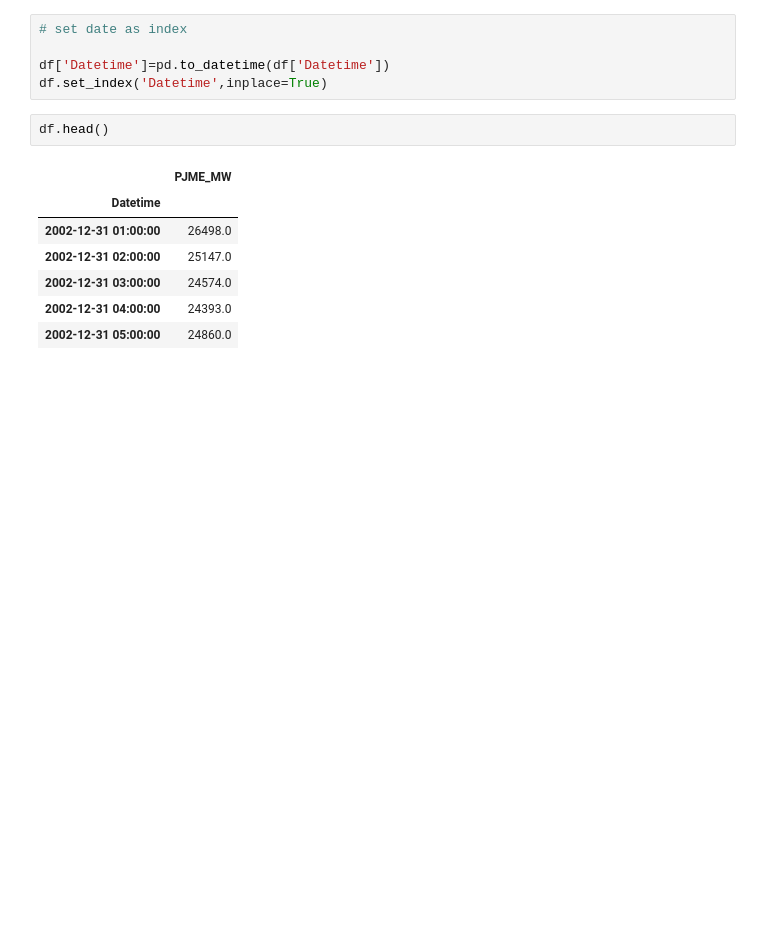
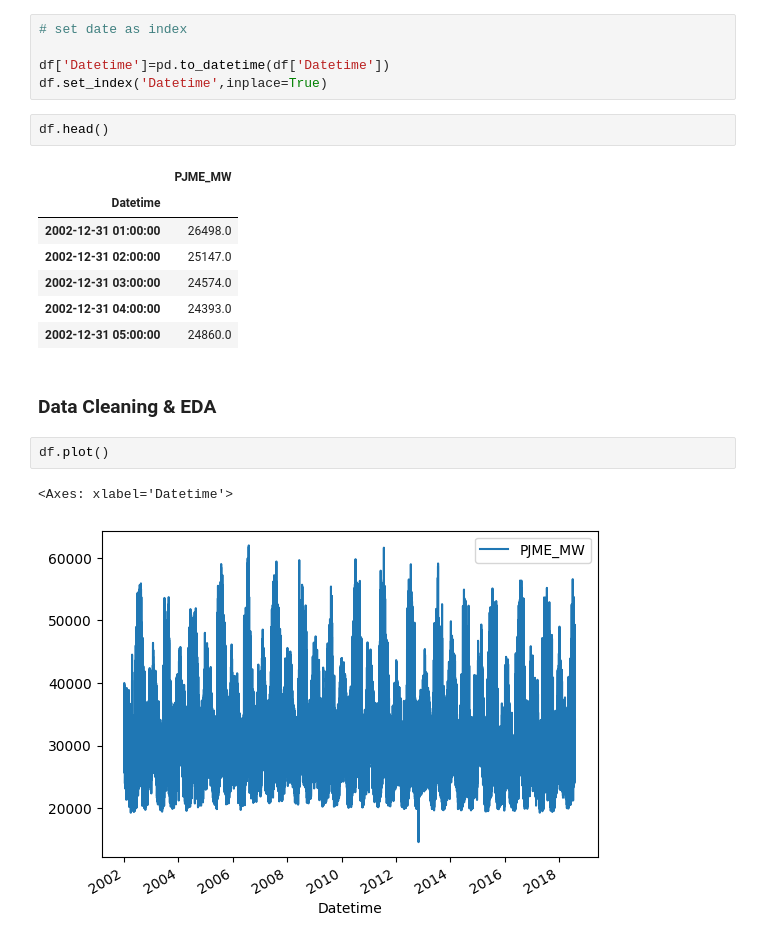
Before and after one commit to heetbhalani/PJM-East-Region-Power-Consumption-Forecast, a Jupyter notebook: forecast_times_series.ipynb, the cells around one changed output. Drawn from its saved outputs; the diff is of its cells as text; blank space fills up the shorter version.

Commit message:
EDA
eda and data cleaning done.

```diff
--- a/forecast_times_series.ipynb
+++ b/forecast_times_series.ipynb
@@ -43,3 +45,10 @@ df.head()
 | 2002-12-31 03:00:00 | 24574.0 |
 | 2002-12-31 04:00:00 | 24393.0 |
 | 2002-12-31 05:00:00 | 24860.0 |
+# %% [markdown]
+### Data Cleaning & EDA
+# %%
+df.plot()
+# %% [output]
+<Axes: xlabel='Datetime'>
+[figure, added]
```
Also changed, not shown: parts of 14 cells of this notebook.
